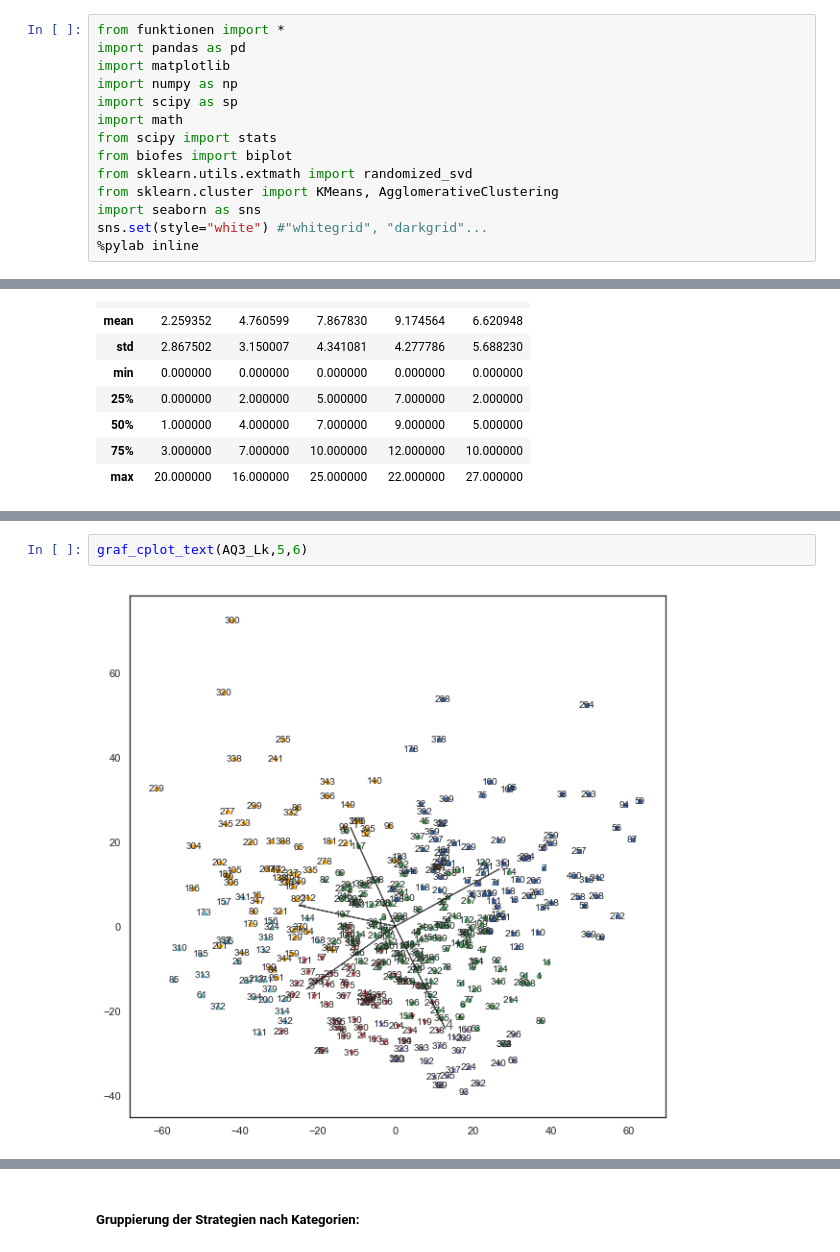
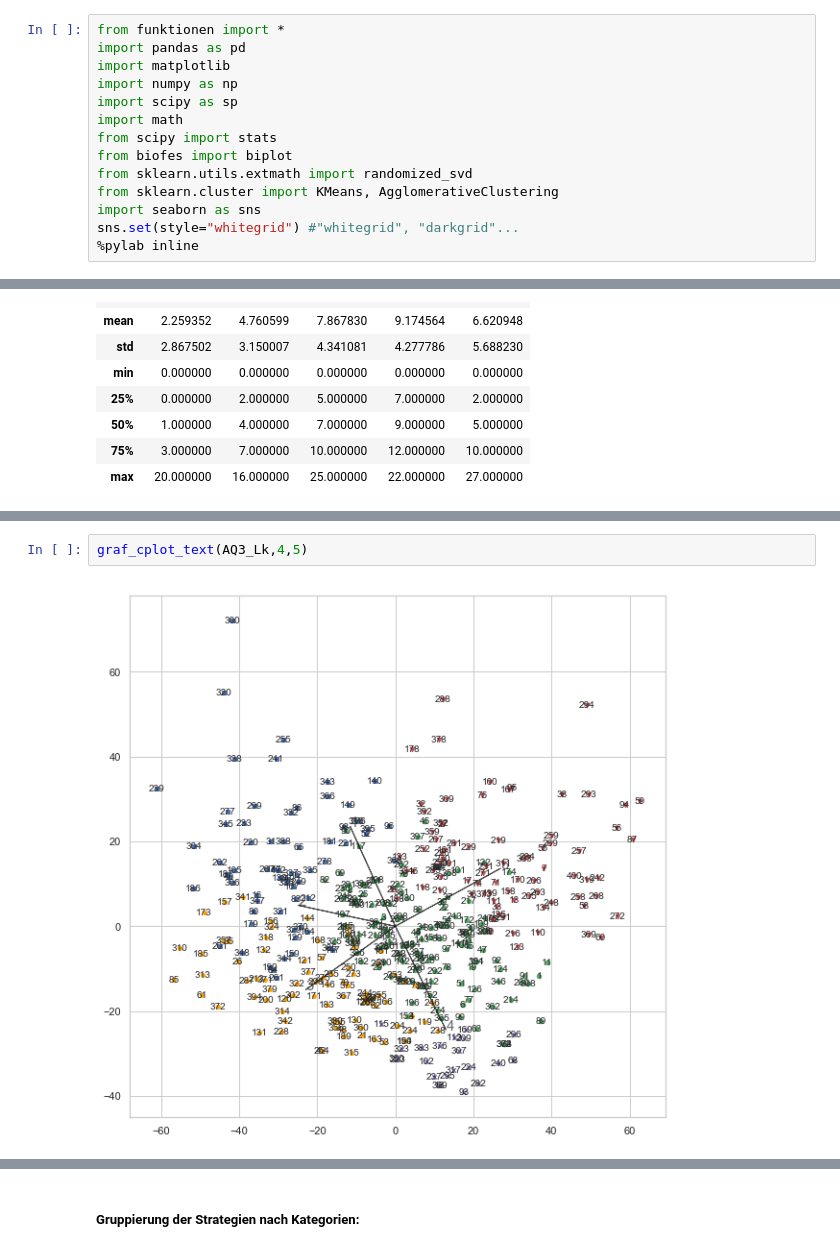
Before and after one commit to martinakienberger/Dissertation_LIS, a Jupyter notebook: Datenanalyse_1.ipynb, the cells around one changed output, grey strips where cells are left out. Cells and saved outputs as stored; diff of their text form.

```diff
--- a/Datenanalyse_1.ipynb
+++ b/Datenanalyse_1.ipynb
@@ -15,7 +15,7 @@ from biofes import biplot
 from sklearn.utils.extmath import randomized_svd
 from sklearn.cluster import KMeans, AgglomerativeClustering
 import seaborn as sns
-sns.set(style="white") #"whitegrid", "darkgrid"...
+sns.set(style="whitegrid") #"whitegrid", "darkgrid"...
 %pylab inline
 # %% [output]
 Populating the interactive namespace from numpy and matplotlib
@@ -653,4 +1027,4 @@ Name: 315, dtype: int32
 # %%
-graf_cplot_text(AQ3_Lk,5,6)
+graf_cplot_text(AQ3_Lk,4,5)
 # %% [output]
-[figure, old version]
+[figure, new version]
```
Also changed, not shown: parts of 168 cells of this notebook, 3 other files.
